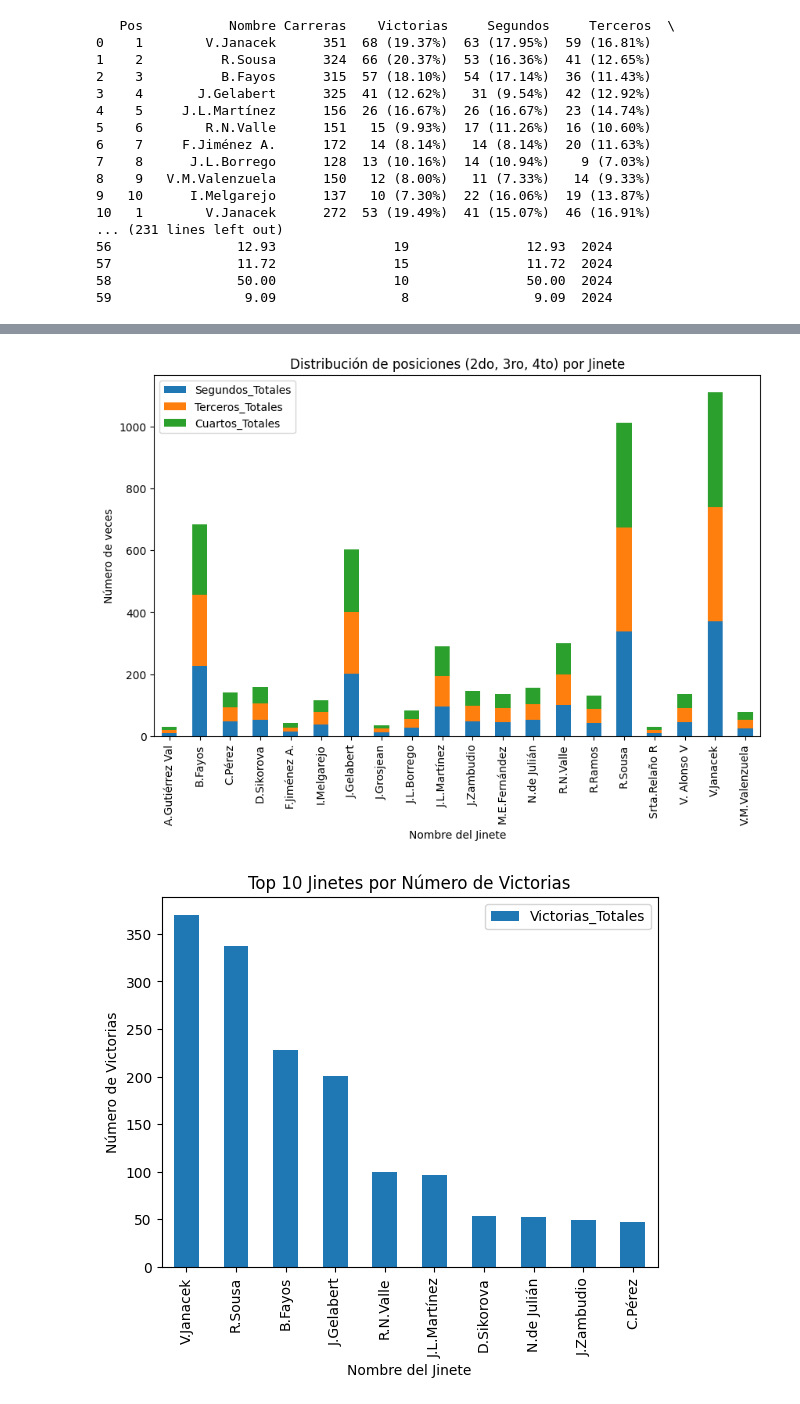
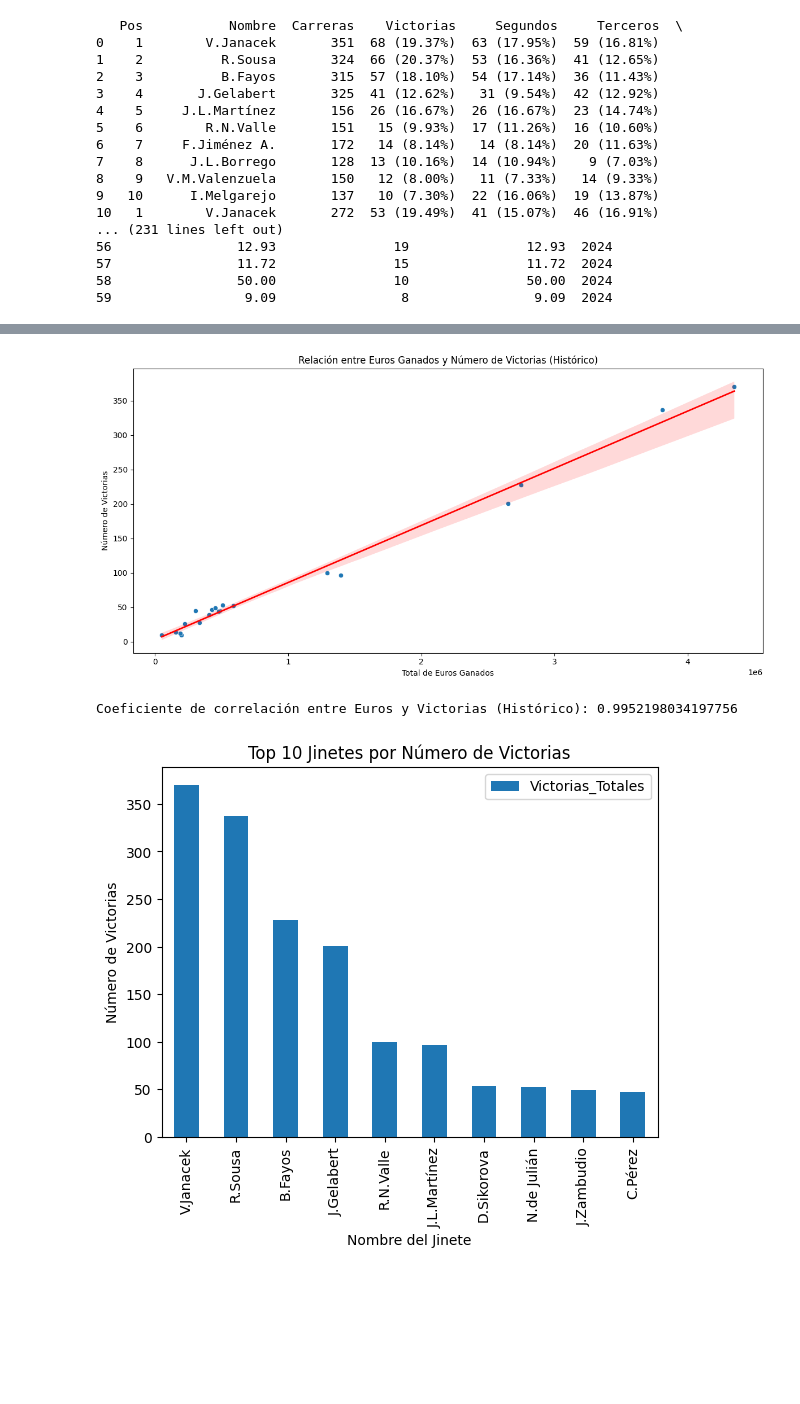
Before and after one commit to NellaCaro/estadisticas_jinetes, a Jupyter notebook: estadistica_jinetes.ipynb, the cells around one changed output, grey strips where cells are left out. Drawn from its saved outputs; the diff is of its cells as text; code cells hidden in the pictures; blank space fills up the shorter version.

```diff
--- a/estadistica_jinetes.ipynb
+++ b/estadistica_jinetes.ipynb
@@ -229,12 +262,23 @@ Coeficiente de correlación entre Carreras y Victorias: 0.836397119891179
-# %%
-# Visualizar el número de veces que un jinete ha terminado en cada posición
-df_posiciones = df_total[['Nombre', 'Segundos_Totales', 'Terceros_Totales', 'Cuartos_Totales']].groupby('Nombre').sum()
-
-df_posiciones.plot(kind='bar', stacked=True, figsize=(10, 6))
-plt.title('Distribución de posiciones (2do, 3ro, 4to) por Jinete')
-plt.xlabel('Nombre del Jinete')
-plt.ylabel('Número de veces')
-plt.show()
-# %% [output]
-[figure, removed]
+# %%
+# Análisis de Euros y Victorias
+df_historico_euros = df_total.groupby('Nombre').agg({'Euros': 'sum', 'Victorias_Totales': 'sum'}).reset_index()
+df_historico_euros.dropna(subset=['Euros', 'Victorias_Totales'], inplace=True)
+# %%
+# Gráfico de relación entre Euros y Victorias
+plt.figure(figsize=(12, 6))
+sns.scatterplot(data=df_historico_euros, x='Euros', y='Victorias_Totales')
+sns.regplot(data=df_historico_euros, x='Euros', y='Victorias_Totales', scatter=False, line_kws={"color": "red", "lw": 2})
+plt.title('Relación entre Euros Ganados y Número de Victorias (Histórico)')
+plt.xlabel('Total de Euros Ganados')
+plt.ylabel('Número de Victorias')
+plt.tight_layout()
+plt.show()
+# %% [output]
+[figure, added]
+# %%
+# Calcular el coeficiente de correlación entre Euros y Victorias
+correlacion_euros = df_historico_euros['Euros'].corr(df_historico_euros['Victorias_Totales'])
+print(f"Coeficiente de correlación entre Euros y Victorias (Histórico): {correlacion_euros}")
+# %% [output]
+Coeficiente de correlación entre Euros y Victorias (Histórico): 0.9952198034197756
 # %%
```
Also changed, not shown: parts of 19 cells of this notebook.
